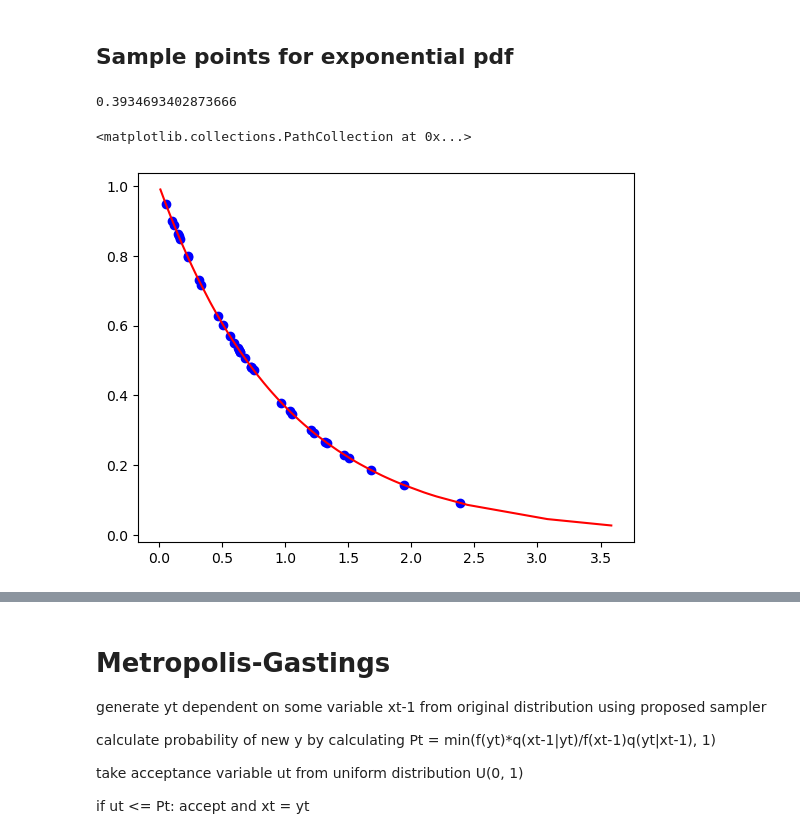
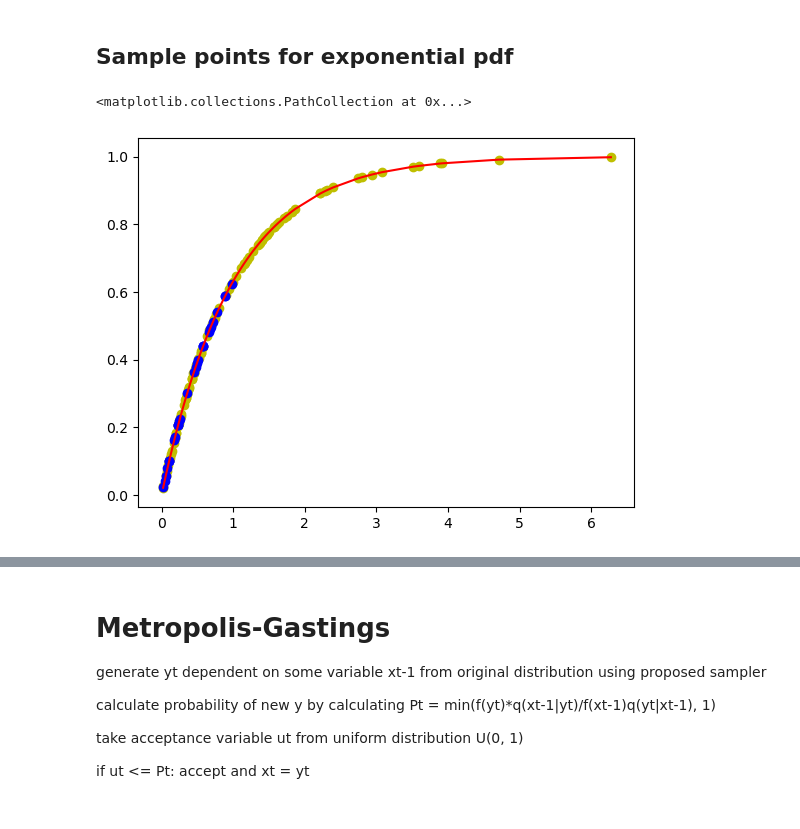
Before and after one commit to L-ED/MAI_optimization, a Jupyter notebook: lab7.ipynb, the cells around one changed output, grey strips where cells are left out. Cells and saved outputs as stored; diff of their text form; code cells hidden in the pictures.

```diff
--- a/lab7.ipynb
+++ b/lab7.ipynb
@@ -5,17 +60,3 @@ import matplotlib.pyplot as plt
 # Rejection sampling
 
 Use proposal function to generate additional samples that distribution density looks like original samples
-# %%
-# samples from lab 5
-
-size = 100
-scale = 1
-exponential_samples = np.array(sorted(np.random.exponential(scale, size)))
-
-def exponential_density(data, scale):
-    return scale*(np.exp(-scale*data))
-
-def exponential_probability(data, scale):
-    return 1 - np.exp(-scale*data)
-
-plt.plot(exponential_samples, exponential_density(exponential_samples, scale))
@@ -45,21 +83,3 @@ curried_expon = curry_args(exponential_probability, scale=1)
-# %%
-curried_expon(0.5)
-# %% [output]
-0.3934693402873666
-# %%
-
-
-
-def rejection_sample(proposal_function, original_function, size, mean, std, C):
-
-     accepted_samples = np.array([])
-     while len(accepted_samples) < size:
-          U = np.random.uniform(0, 1, size)
-          samples = np.random.normal(mean, std, size)
-          mask =np.logical_and(original_function(samples)/(proposal_function(samples)*C) > U, samples>0)
-          accepted_samples = np.append(accepted_samples, samples[mask])
-
-     return accepted_samples
 # %%
 def rejection_sample(proposal_function, original_function, size, scale, mean, std, C):
 
@@ -74,8 +94,9 @@ def rejection_sample(proposal_function, original_function, size, scale, mean, st
 # %%
 new_samples = rejection_sample(normal_pdf, exponential_density, 30,  1, 0, 1.6, 4)
 # %%
-plt.plot(exponential_samples, exponential_density(exponential_samples, scale), color="r")
-plt.scatter(new_samples, exponential_density(new_samples, scale), color="b")
+plt.scatter(exponential_samples, exponential_probability(exponential_samples, scale), color="y")
+plt.plot(exponential_samples, exponential_probability(exponential_samples, scale), color="r")
+plt.scatter(new_samples, exponential_probability(new_samples, scale), color="b")
 # %% [output]
 <matplotlib.collections.PathCollection at 0x...>
-[figure, old version]
+[figure, new version]
```
Also changed, not shown: parts of 23 cells of this notebook.
